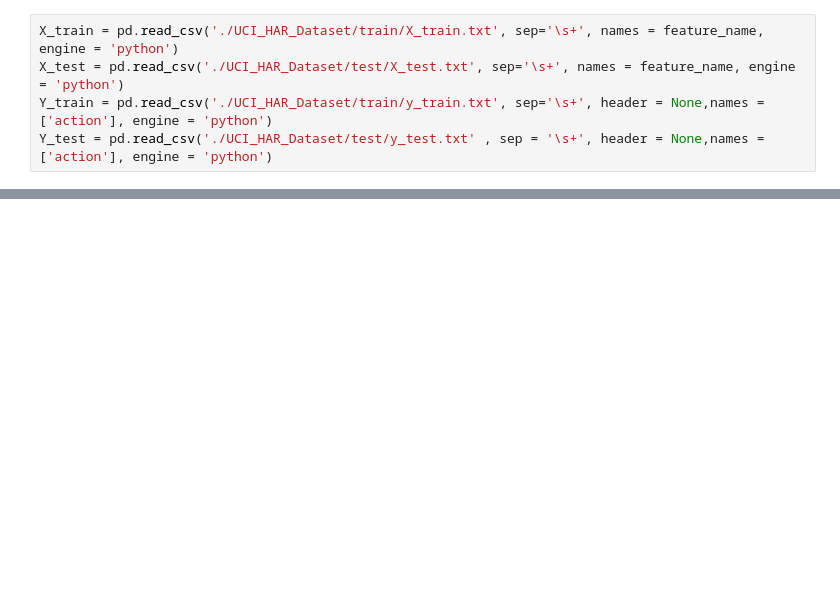
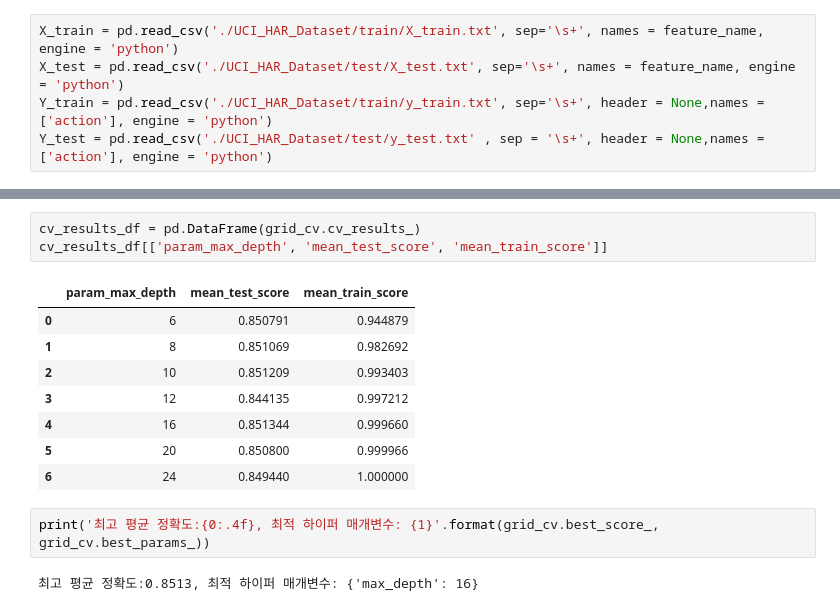
Before and after one commit to soeuiKim/KSE, a Jupyter notebook: python/ch10,11,12/tree.ipynb, the cells around one changed output, grey strips where cells are left out. Drawn from its saved outputs; the diff is of its cells as text; blank space fills up the shorter version.

```diff
--- a/python/ch10,11,12/tree.ipynb
+++ b/python/ch10,11,12/tree.ipynb
@@ -52,0 +125,16 @@ Y_test = pd.read_csv('./UCI_HAR_Dataset/test/y_test.txt' , sep = '\s+', header =
+# %%
+cv_results_df = pd.DataFrame(grid_cv.cv_results_)
+cv_results_df[['param_max_depth', 'mean_test_score', 'mean_train_score']]
+# %% [output]
+|  | param_max_depth | mean_test_score | mean_train_score |
+| 0 | 6 | 0.850791 | 0.944879 |
+| 1 | 8 | 0.851069 | 0.982692 |
+| 2 | 10 | 0.851209 | 0.993403 |
+| 3 | 12 | 0.844135 | 0.997212 |
+| 4 | 16 | 0.851344 | 0.999660 |
+| 5 | 20 | 0.850800 | 0.999966 |
+| 6 | 24 | 0.849440 | 1.000000 |
+# %%
+print('최고 평균 정확도:{0:.4f}, 최적 하이퍼 매개변수: {1}'.format(grid_cv.best_score_, grid_cv.best_params_))
+# %% [output]
+최고 평균 정확도:0.8513, 최적 하이퍼 매개변수: {'max_depth': 16}
```
Also changed, not shown: parts of 45 cells of this notebook, 11 other files.
